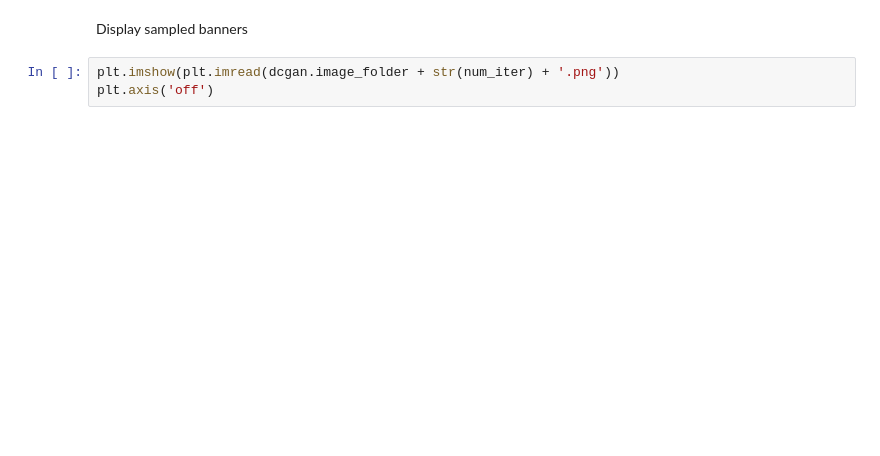
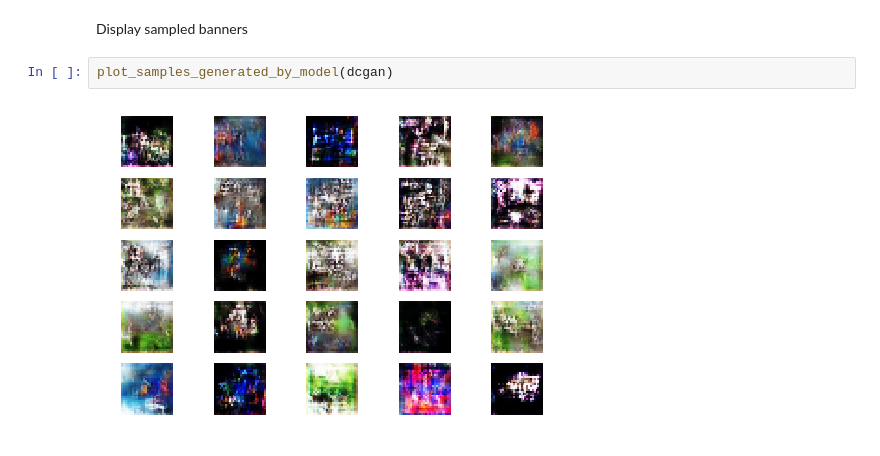
Before and after one commit to woctezuma/google-colab, a Jupyter notebook: GAN.ipynb, the cells around one changed output. Saved outputs shown, nothing was run; the diff lists cells and outputs as text; blank space fills up the shorter version.

```diff
--- a/GAN.ipynb
+++ b/GAN.ipynb
@@ -796,5 +942,6 @@ dcgan.train(epochs=num_iter+1, batch_size=32, save_interval=50)
 # %% [markdown]
 Display sampled banners
-# %%
-plt.imshow(plt.imread(dcgan.image_folder + str(num_iter) + '.png'))
-plt.axis('off')
+# %%
+plot_samples_generated_by_model(dcgan)
+# %% [output]
+[figure, added]
```
Also changed, not shown: parts of 16 cells of this notebook.
